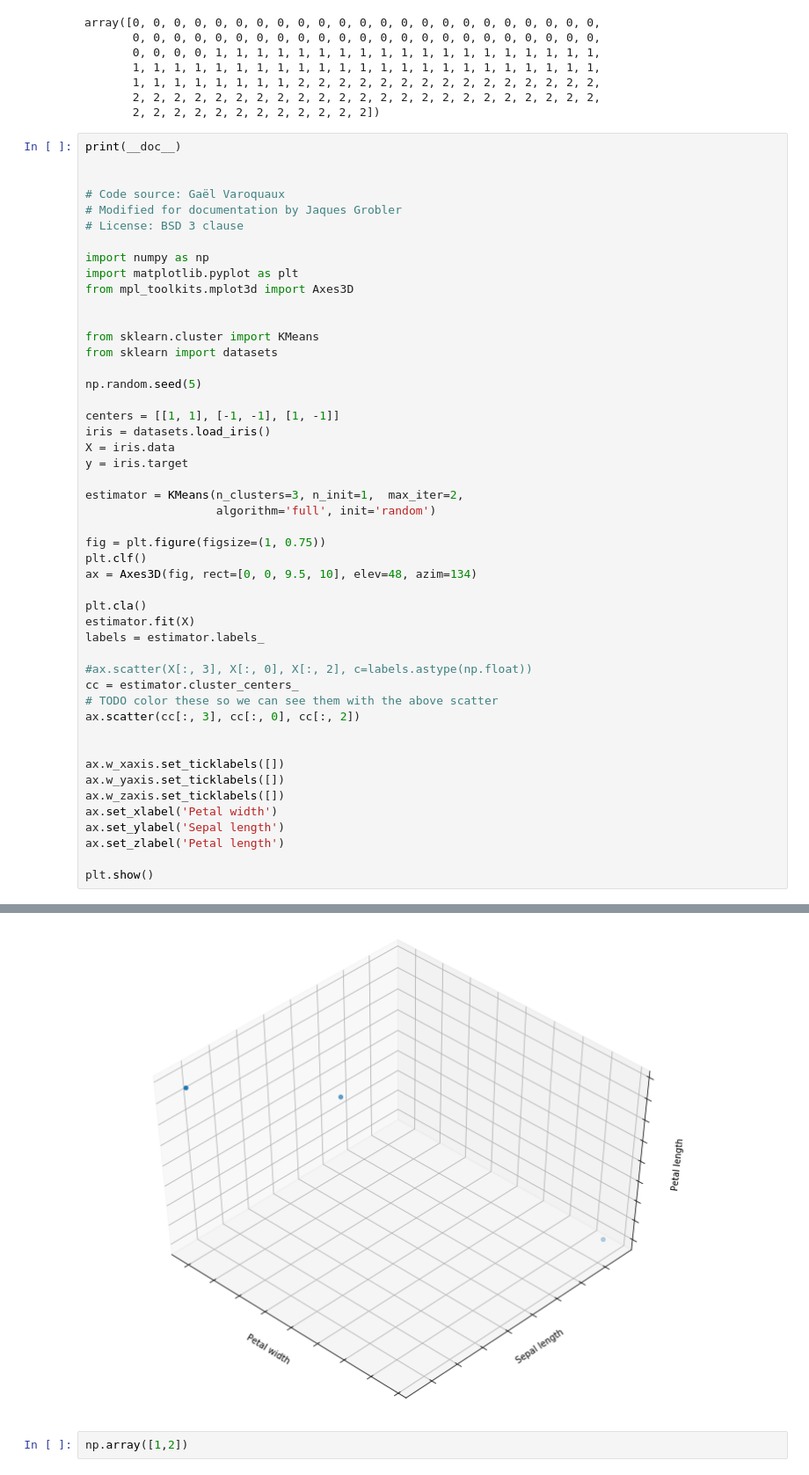
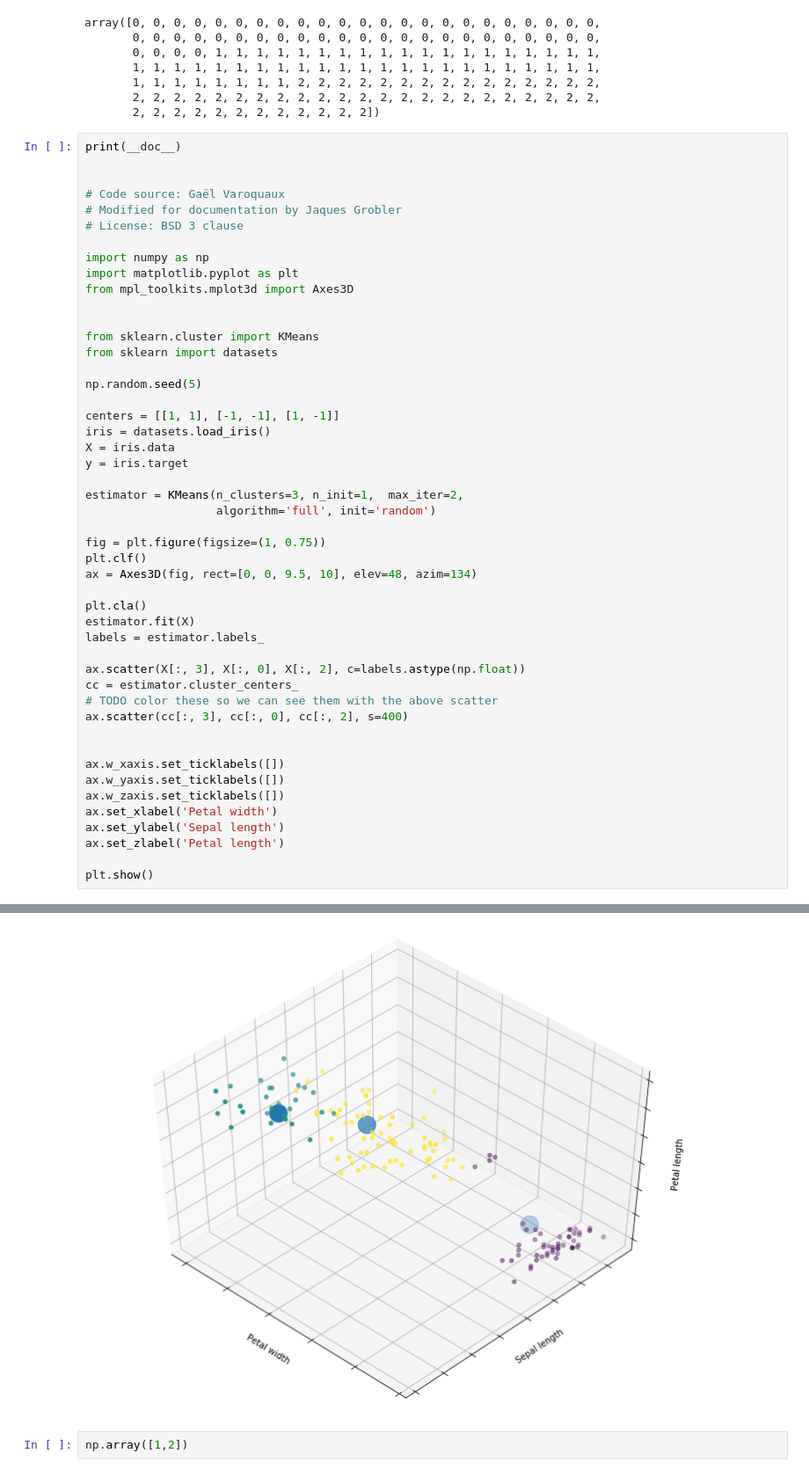
Before and after one commit to tipishev/sportamore_ml, a Jupyter notebook: 2017_06_15_Session_1_clustering_and_Jupyter.ipynb, the cells around one changed output, grey strips where cells are left out. Shown: that part at 88% size. Saved outputs shown, nothing was run; the diff lists cells and outputs as text.

Commit message:
add big cluster centers to the plot

```diff
--- a/2017_06_15_Session_1_clustering_and_Jupyter.ipynb
+++ b/2017_06_15_Session_1_clustering_and_Jupyter.ipynb
@@ -73,36 +77,36 @@ np.random.seed(5)
 centers = [[1, 1], [-1, -1], [1, -1]]
 iris = datasets.load_iris()
 X = iris.data
 y = iris.target
 
 estimator = KMeans(n_clusters=3, n_init=1,  max_iter=2,
                    algorithm='full', init='random')
 
 fig = plt.figure(figsize=(1, 0.75))
 plt.clf()
 ax = Axes3D(fig, rect=[0, 0, 9.5, 10], elev=48, azim=134)
 
 plt.cla()
 estimator.fit(X)
 labels = estimator.labels_
 
-#ax.scatter(X[:, 3], X[:, 0], X[:, 2], c=labels.astype(np.float))
+ax.scatter(X[:, 3], X[:, 0], X[:, 2], c=labels.astype(np.float))
 cc = estimator.cluster_centers_
 # TODO color these so we can see them with the above scatter
-ax.scatter(cc[:, 3], cc[:, 0], cc[:, 2])
+ax.scatter(cc[:, 3], cc[:, 0], cc[:, 2], s=400)
 
 
 ax.w_xaxis.set_ticklabels([])
 ax.w_yaxis.set_ticklabels([])
 ax.w_zaxis.set_ticklabels([])
 ax.set_xlabel('Petal width')
 ax.set_ylabel('Sepal length')
 ax.set_zlabel('Petal length')
 
 plt.show()
 # %% [output]
 Automatically created module for IPython interactive environment
-[figure, old version]
+[figure, new version]
 # %%
 np.array([1,2])
 # %% [output]
```
Also changed, not shown: parts of 5 cells of this notebook.
